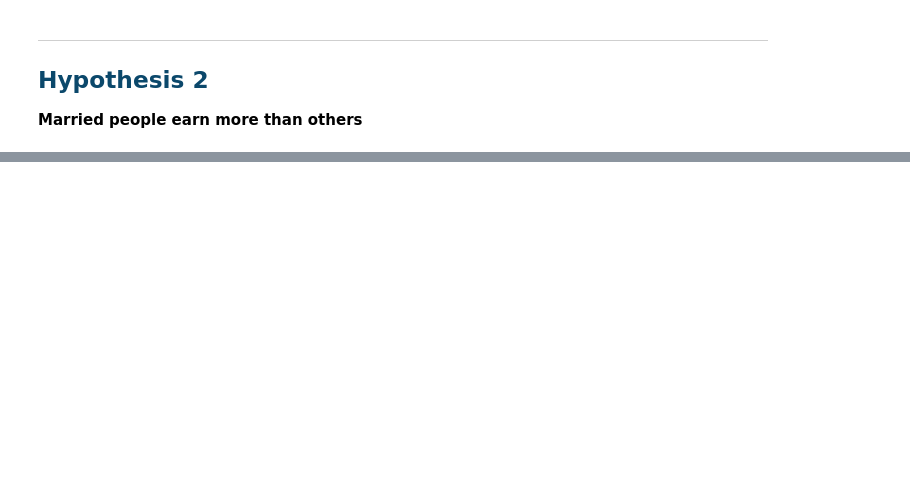
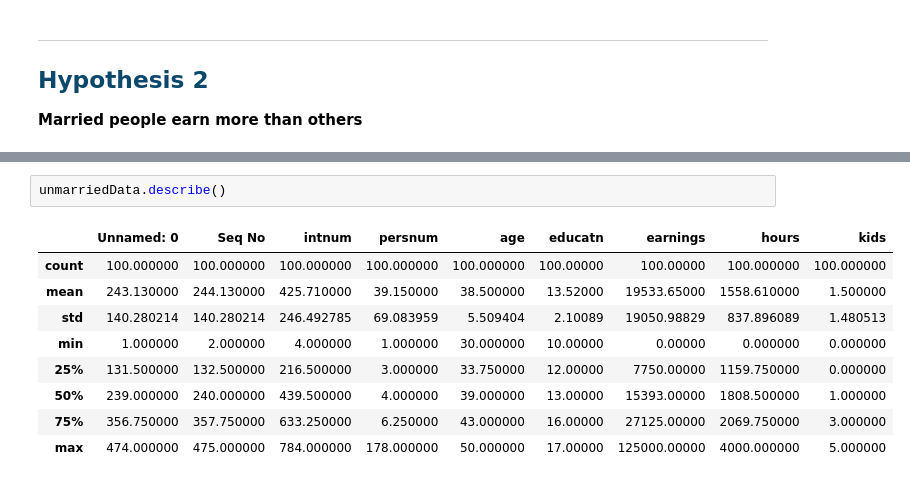
Before and after one commit to HashanAbeysinghe/data-science-assignment-1, a Jupyter notebook: AssignmentPart1.ipynb, the cells around one changed output, grey strips where cells are left out. Drawn from its saved outputs; the diff is of its cells as text; blank space fills up the shorter version.

```diff
--- a/AssignmentPart1.ipynb
+++ b/AssignmentPart1.ipynb
@@ -154,0 +196,12 @@ fig = pd.plotting.bootstrap_plot(s)
+# %%
+unmarriedData.describe()
+# %% [output]
+|  | Unnamed: 0 | Seq No | intnum | persnum | age | educatn | earnings | hours | kids |
+| count | 100.000000 | 100.000000 | 100.000000 | 100.000000 | 100.000000 | 100.00000 | 100.00000 | 100.000000 | 100.000000 |
+| mean | 243.130000 | 244.130000 | 425.710000 | 39.150000 | 38.500000 | 13.52000 | 19533.65000 | 1558.610000 | 1.500000 |
+| std | 140.280214 | 140.280214 | 246.492785 | 69.083959 | 5.509404 | 2.10089 | 19050.98829 | 837.896089 | 1.480513 |
+| min | 1.000000 | 2.000000 | 4.000000 | 1.000000 | 30.000000 | 10.00000 | 0.00000 | 0.000000 | 0.000000 |
+| 25% | 131.500000 | 132.500000 | 216.500000 | 3.000000 | 33.750000 | 12.00000 | 7750.00000 | 1159.750000 | 0.000000 |
+| 50% | 239.000000 | 240.000000 | 439.500000 | 4.000000 | 39.000000 | 13.00000 | 15393.00000 | 1808.500000 | 1.000000 |
+| 75% | 356.750000 | 357.750000 | 633.250000 | 6.250000 | 43.000000 | 16.00000 | 27125.00000 | 2069.750000 | 3.000000 |
+| max | 474.000000 | 475.000000 | 784.000000 | 178.000000 | 50.000000 | 17.00000 | 125000.00000 | 4000.000000 | 5.000000 |
```
Also changed, not shown: parts of 6 cells of this notebook.
